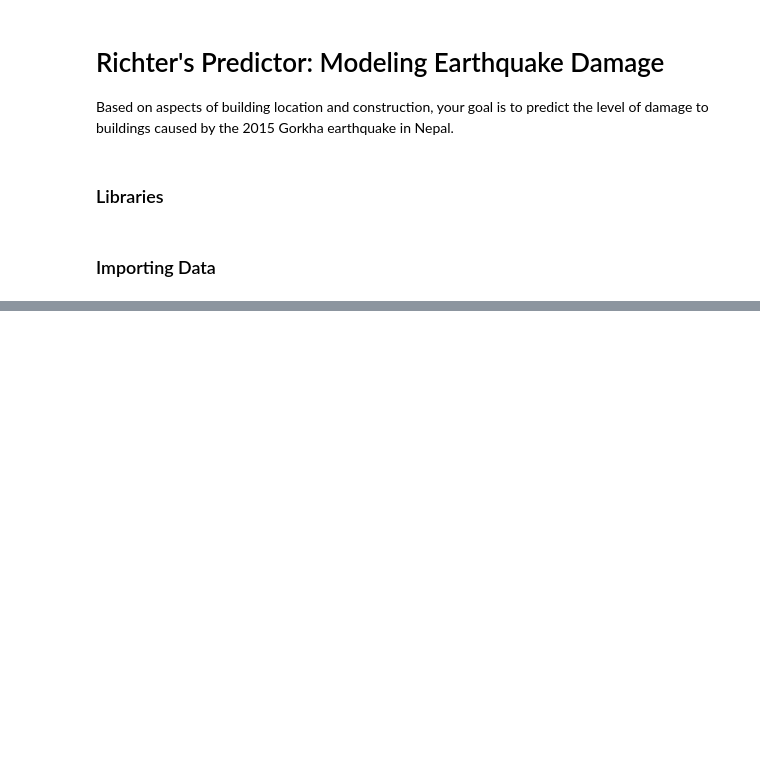
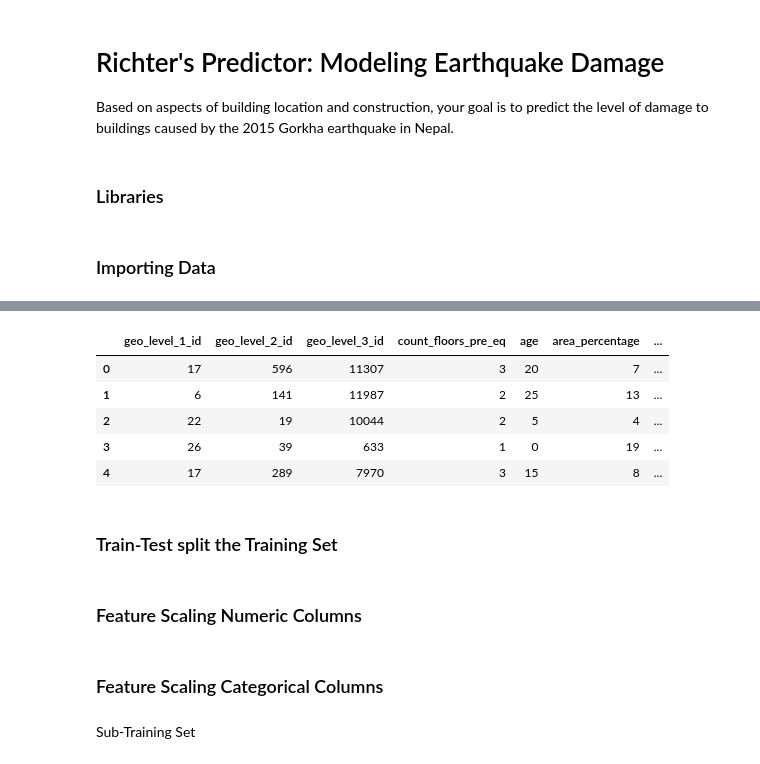
Before and after one commit to xuyfe/modeling-earthquake-damage, a Jupyter notebook: earthquake.ipynb, the cells around one changed output, grey strips where cells are left out. Saved outputs shown, nothing was run; the diff lists cells and outputs as text; code cells hidden in the pictures; blank space fills up the shorter version.

```diff
--- a/earthquake.ipynb
+++ b/earthquake.ipynb
@@ -150,0 +145,11 @@ test_values.describe()
+# %%
+numeric_test.head()
+# %% [output]
+|  | geo_level_1_id | geo_level_2_id | geo_level_3_id | count_floors_pre_eq | age | area_percentage | ... |
+| 0 | 17 | 596 | 11307 | 3 | 20 | 7 | ... |
+| 1 | 6 | 141 | 11987 | 2 | 25 | 13 | ... |
+| 2 | 22 | 19 | 10044 | 2 | 5 | 4 | ... |
+| 3 | 26 | 39 | 633 | 1 | 0 | 19 | ... |
+| 4 | 17 | 289 | 7970 | 3 | 15 | 8 | ... |
+# %% [markdown]
+### Train-Test split the Training Set
@@ -150,0 +161,2 @@ test_values.describe()
+# %% [markdown]
+### Feature Scaling Numeric Columns
@@ -150,0 +180,2 @@ test_values.describe()
+# %% [markdown]
+### Feature Scaling Categorical Columns
@@ -150,0 +192,2 @@ test_values.describe()
+# %% [markdown]
+Sub-Training Set
```
Also changed, not shown: parts of 38 cells of this notebook, 1 other file.
